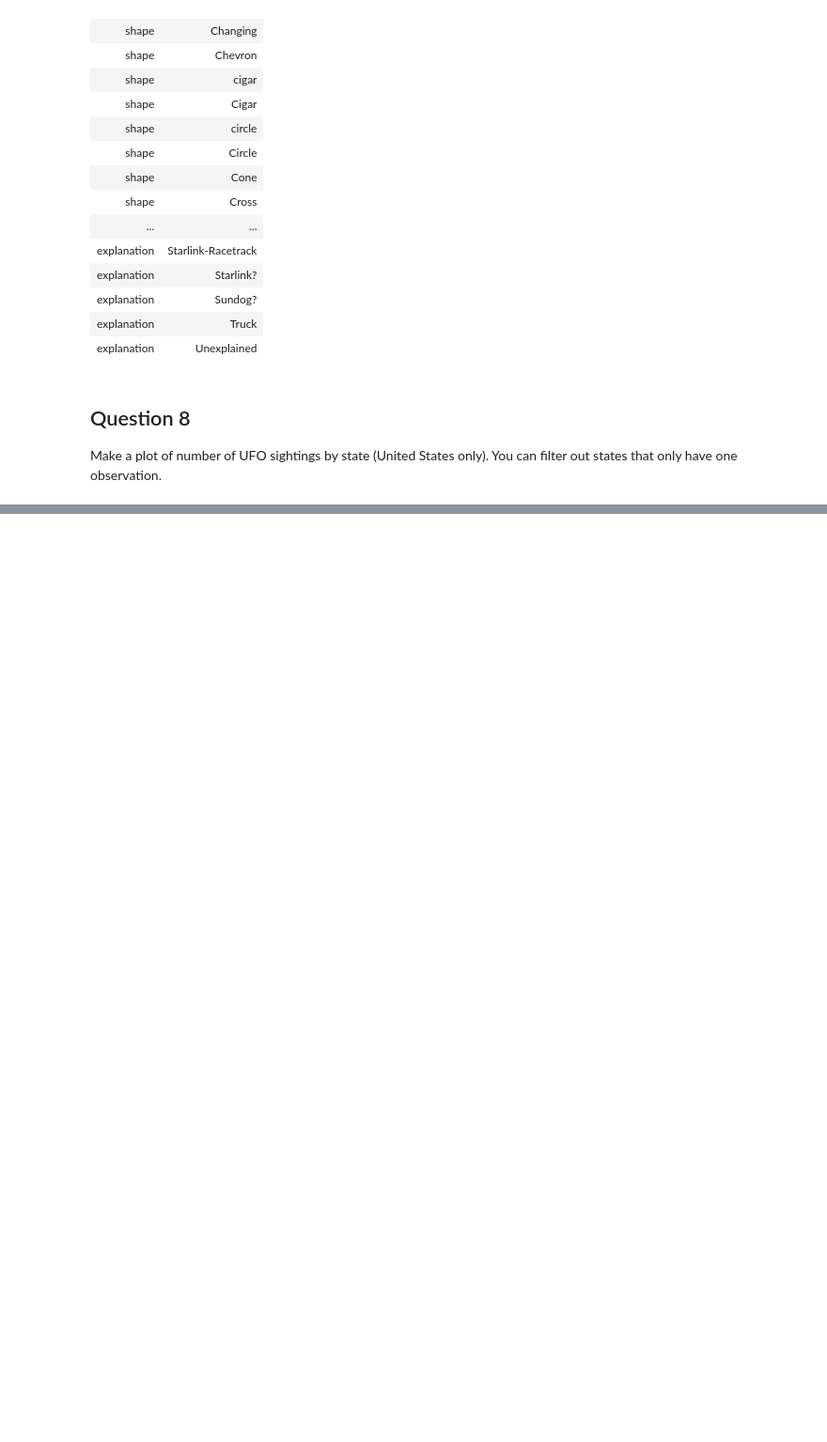
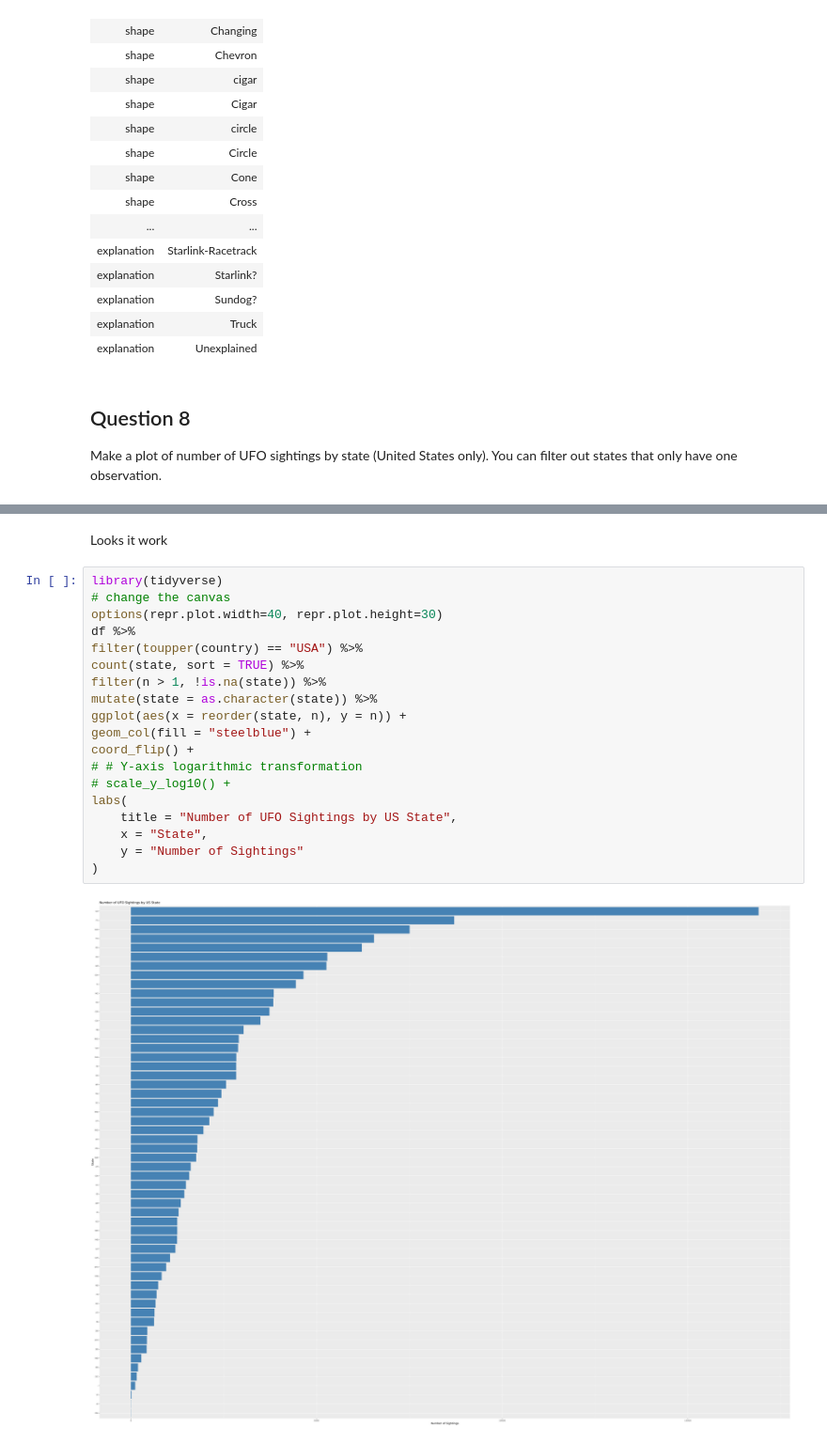
Before and after one commit to Havent-seen/BIOS-512-Assignments, a Jupyter notebook: assignment_4/BIOS512_HW4.ipynb, the cells around one changed output, grey strips where cells are left out. Shown at 94% size. Cells and saved outputs as stored; diff of their text form; blank space fills up the shorter version.

```diff
--- a/assignment_4/BIOS512_HW4.ipynb
+++ b/assignment_4/BIOS512_HW4.ipynb
@@ -719,0 +764,23 @@ labs(
+# %% [markdown]
+Looks it work
+# %%
+library(tidyverse)
+# change the canvas
+options(repr.plot.width=40, repr.plot.height=30)
+df %>%
+filter(toupper(country) == "USA") %>%
+count(state, sort = TRUE) %>%
+filter(n > 1, !is.na(state)) %>%
+mutate(state = as.character(state)) %>%
+ggplot(aes(x = reorder(state, n), y = n)) +
+geom_col(fill = "steelblue") +
+coord_flip() +
+# # Y-axis logarithmic transformation
+# scale_y_log10() +
+labs(
+    title = "Number of UFO Sightings by US State",
+    x = "State",
+    y = "Number of Sightings"
+)
+# %% [output]
+[figure, added]
```
Also changed, not shown: parts of 6 cells of this notebook.
